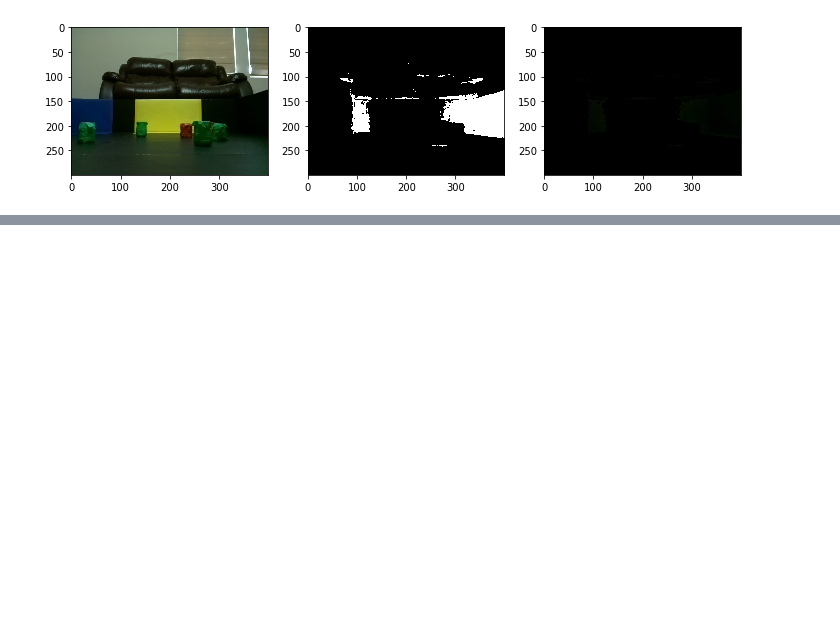
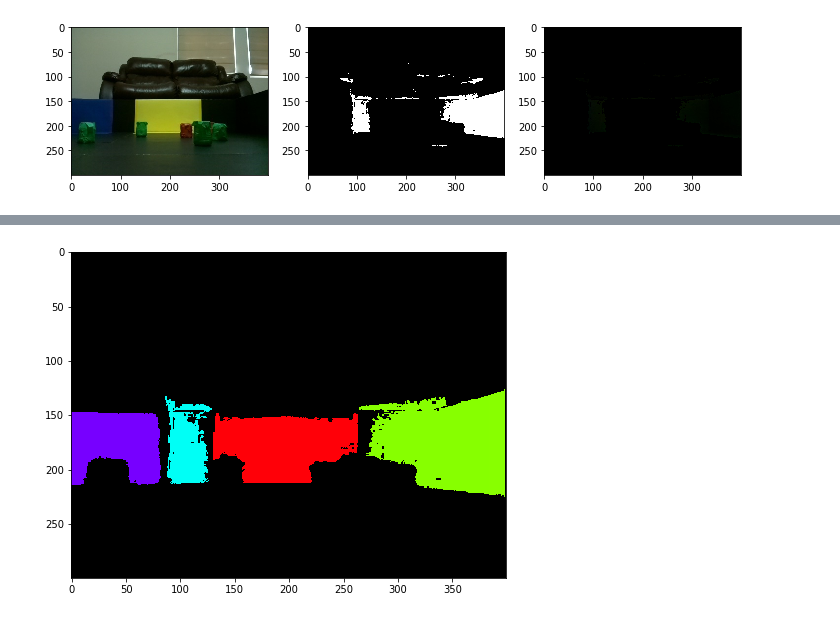
Before and after one commit to kittycattylollipop/raspberrypi, a Jupyter notebook: car_driving/opencvpy/color_target.ipynb, the cells around one changed output, grey strips where cells are left out. Saved outputs shown, nothing was run; the diff lists cells and outputs as text; code cells hidden in the pictures; blank space fills up the shorter version.

```diff
--- a/car_driving/opencvpy/color_target.ipynb
+++ b/car_driving/opencvpy/color_target.ipynb
@@ -294,0 +309,7 @@ num_labels
+# %%
+#clean up the masks
+sizeTh = 1000
+num_labels, labels_im = maskLabeling(wall_mask, sizeTh)
+imshow_components(labels_im)
+# %% [output]
+[figure, added]
```
Also changed, not shown: parts of 7 cells of this notebook, 1 other file.
